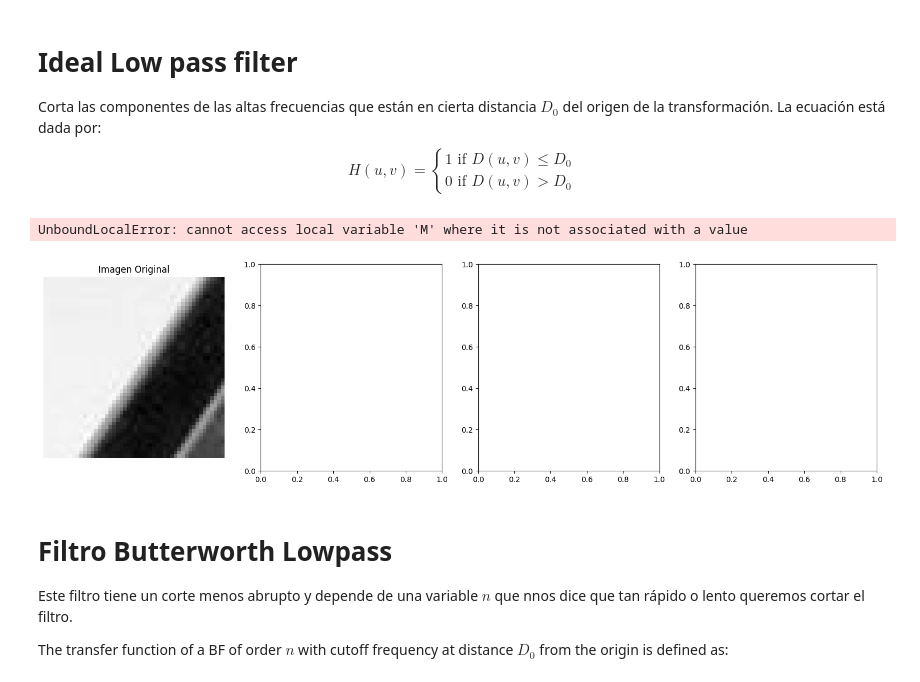
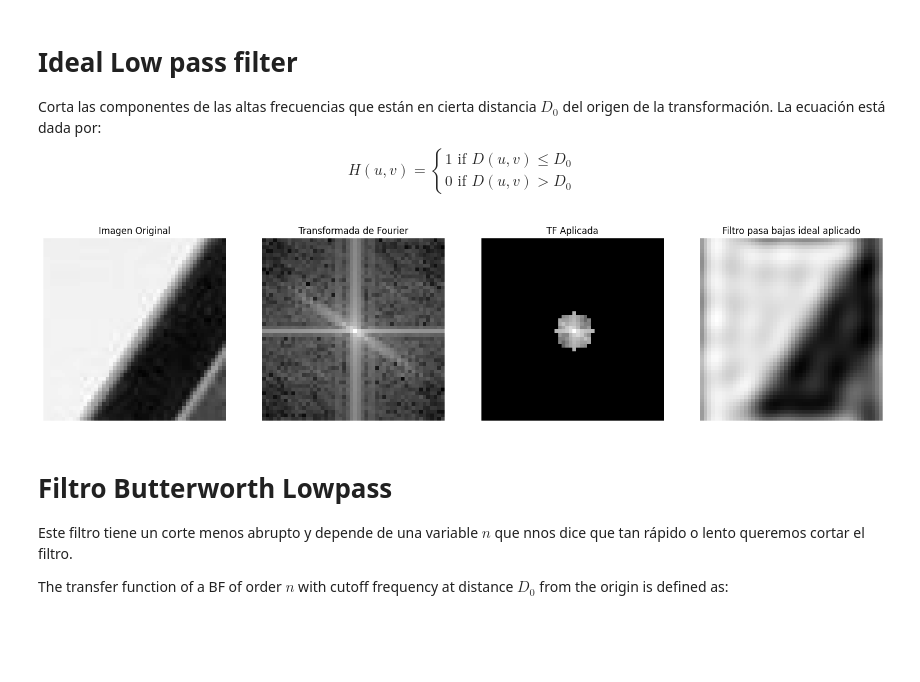
Before and after one commit to RojasG4mer/Fundamentos-de-Procesamiento-Digital-de-Imagenes, a Jupyter notebook: Temas/03_Filtrado_espacial/Filtros_para_Fourier.ipynb, the cells around one changed output. Drawn from its saved outputs; the diff is of its cells as text; code cells hidden in the pictures; blank space fills up the shorter version.

Commit message:
filtros completos

```diff
--- a/Temas/03_Filtrado_espacial/Filtros_para_Fourier.ipynb
+++ b/Temas/03_Filtrado_espacial/Filtros_para_Fourier.ipynb
@@ -57,13 +60,23 @@ def normalizacion_loga(trans):
     max = np.max(loga)
     min = np.min(loga)
     M, N = loga.shape
-    loga_norm = np.zeros(M, N)
+    loga_norm = np.zeros((M, N))
     #normalizar
-
     for j in range(M):
         for i in range(N):
-            loga_norm[j][i] = (loga[j] - max) * (255.0 / (max - min))
-    return loga_norm
+            loga_norm[j][i] = int((loga[j][i] - min) * (255.0 / (max - min)))
+    return np.array(loga_norm, dtype=np.uint8)
+# %%
+def normalizacion_ATF(TF):
+    max = np.max(TF)
+    min = np.min(TF)
+    M, N = TF.shape
+    TF_norm = np.zeros((M, N))
+    #normalizar
+    for j in range(M):
+        for i in range(N):
+            TF_norm[j][i] = int((TF[j][i] - min) * (255.0 / (max - min)))
+    return np.array(TF_norm, dtype=np.uint8)
 # %%
 def aplica_filtro_trans(TF, filtro):
     M, N = TF.shape
@@ -96,10 +109,10 @@ def ideal_low_pass_filter(imagen, D0):
         for x in range(N):
             distancia = np.sqrt((x - centro_x) ** 2 + (y - centro_y) ** 2)
             if distancia <= D0:
-                filtro[y][x] = 0
-            else:
                 filtro[y][x] = 1
+            # else:
+            #     filtro[y][x] = 1
     return filtro
 # %%
-D0 = 10
+D0 = 5
 filter_ideal_lowpass = ideal_low_pass_filter(ima, D0)
@@ -112,21 +123,20 @@ ATF = ATF_2d_casera(aplicada)
 # %%
 fig, axs = plt.subplots(1, 4, figsize=(20, 5))
 axs[0].imshow(ima, cmap='gray')
 axs[0].set_title('Imagen Original')
 axs[0].axis('off')
 axs[1].imshow(normalizacion_loga(TF), cmap='gray')
 axs[1].set_title('Transformada de Fourier')
 axs[1].axis('off')
 axs[2].imshow(normalizacion_loga(aplicada), cmap='gray')
 axs[2].set_title('TF Aplicada')
 axs[2].axis('off')
-axs[3].imshow(normalizacion_loga(ATF), cmap='gray')
-axs[3].set_title('Transformada de Fourier Inversa')
+axs[3].imshow(normalizacion_ATF(ATF), cmap='gray')
+axs[3].set_title('Filtro pasa bajas ideal aplicado')
 axs[3].axis('off')
 plt.show()
 # %% [output]
-UnboundLocalError: cannot access local variable 'M' where it is not associated with a value
-[figure, old version]
+[figure, new version]
 # %% [markdown]
 # Filtro Butterworth Lowpass
 Este filtro tiene un corte menos abrupto y depende de una variable $n$ que nnos dice que tan rápido o lento queremos cortar el filtro.
```
Also changed, not shown: parts of 21 cells of this notebook.
